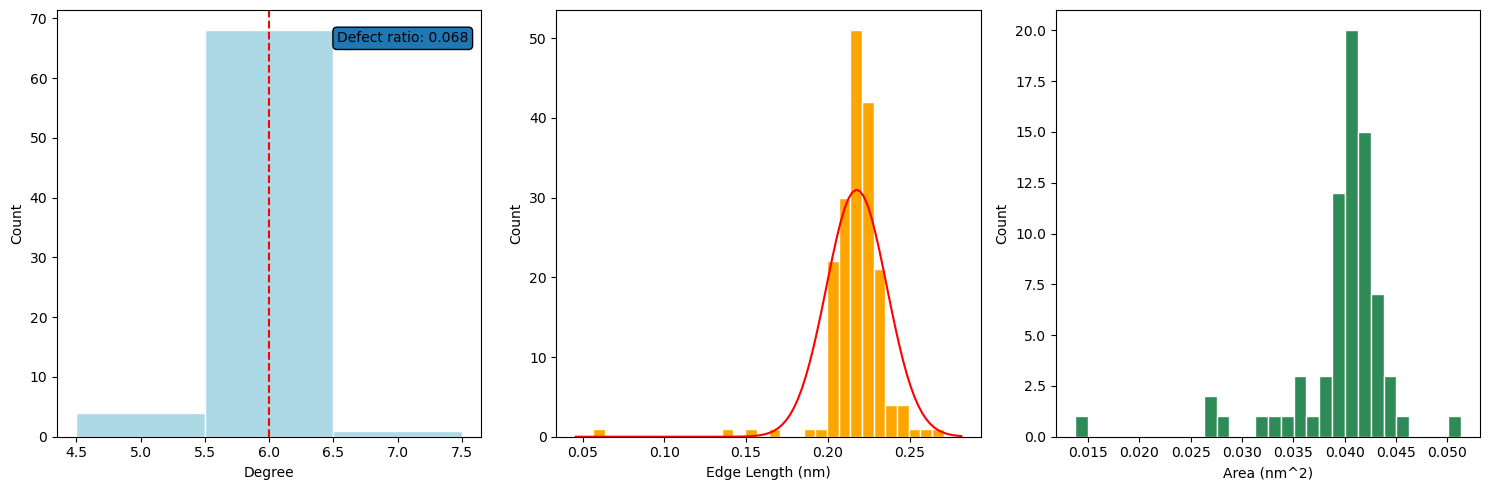
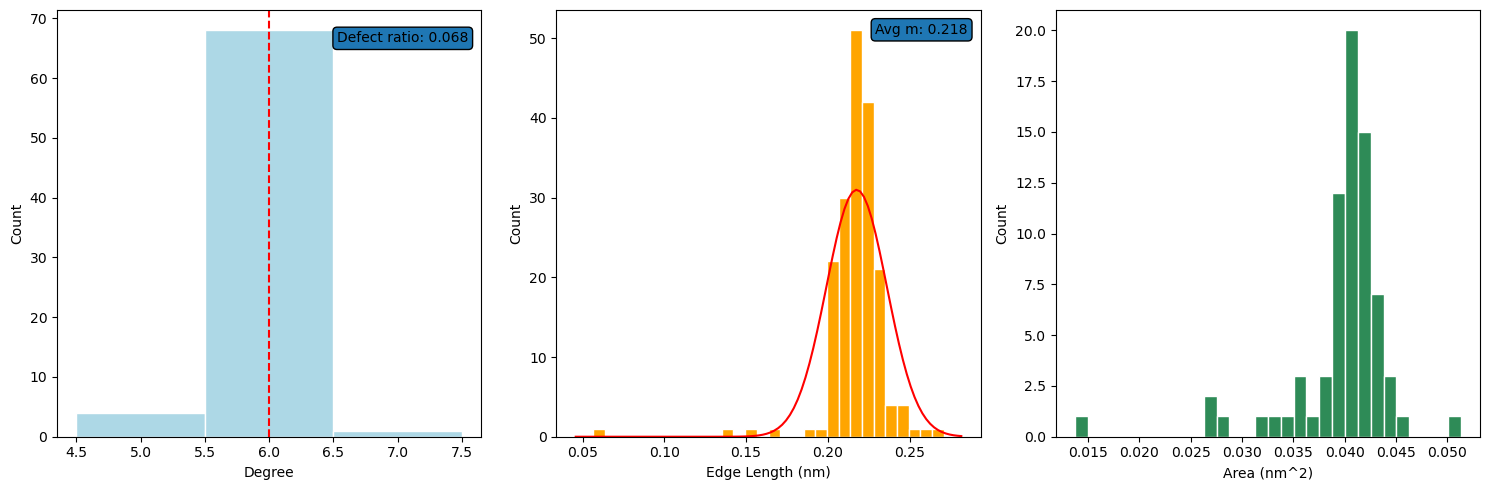
Unified diff of the notebook cell whose output changed from the first chart to the second:
--- before
+++ after
@@ -22,4 +22,5 @@
 plt.sca(axes[1])
 plt.plot(x, y, 'red')
+axes[1].annotate(f'Avg m: {lengths.mean():.3f}', xy = (0.97, 0.97), xycoords = 'axes fraction', ha = 'right', va = 'top', bbox = dict(boxstyle = 'round, pad = 0.3'))
 axes[1].set_xlabel('Edge Length (nm)')
 axes[1].set_ylabel('Count')

Commit: Fixed bugs